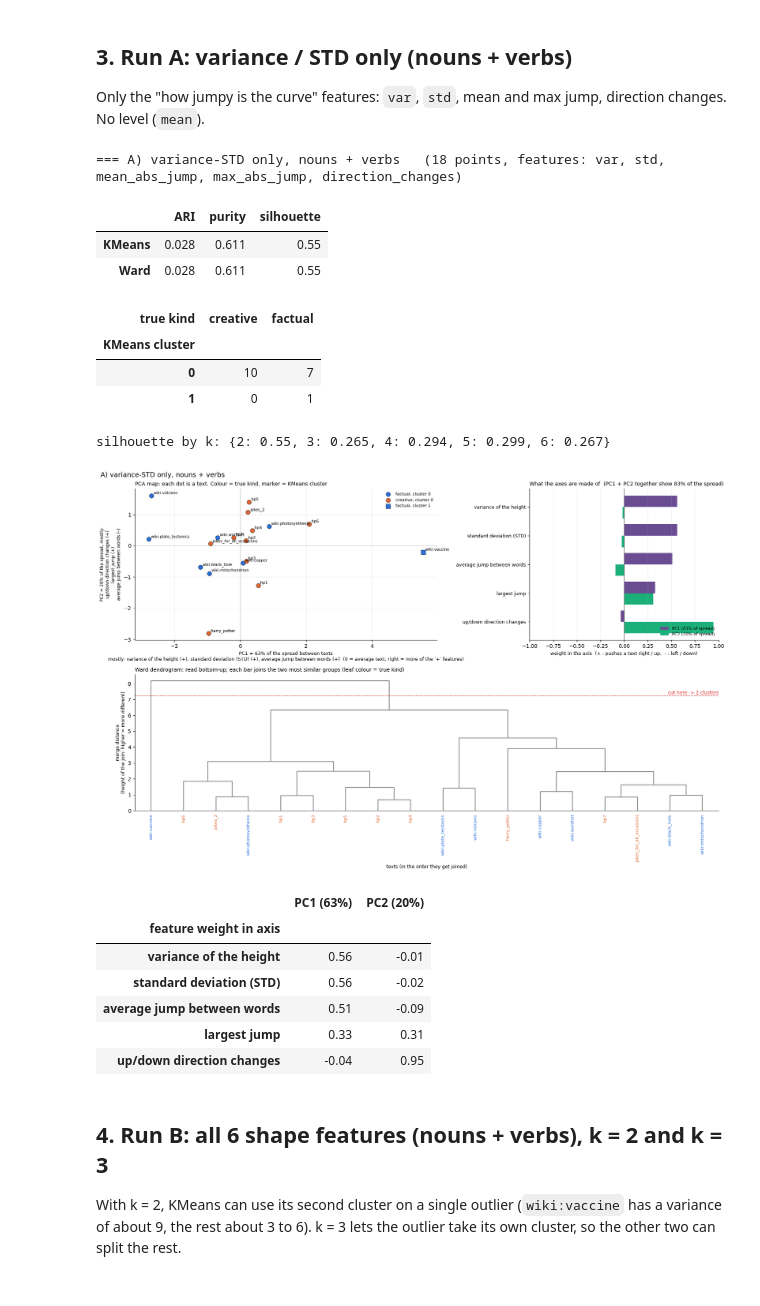
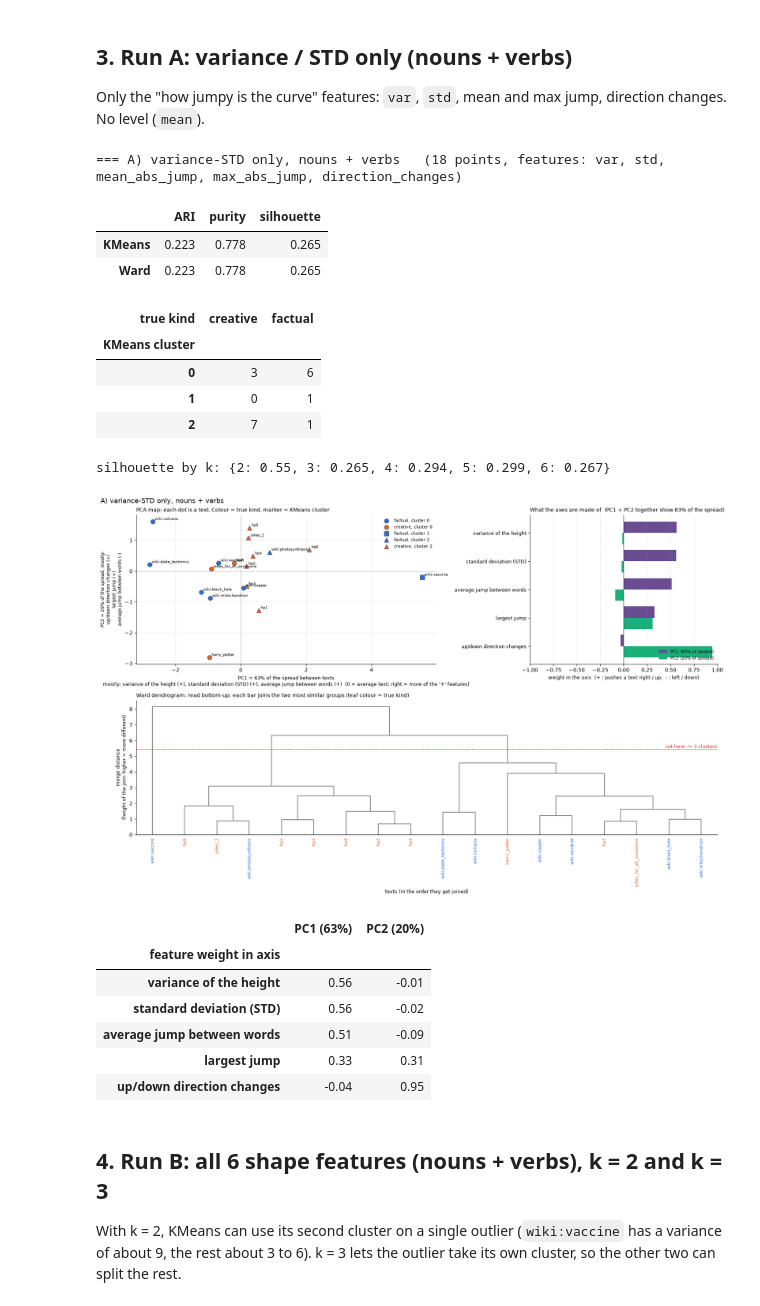
Before and after one commit to cruzboj/betterbot, a Jupyter notebook: src/note_books/LCA-Yoav/LCA_Clustering.ipynb, the cells around one changed output. Saved outputs shown, nothing was run; the diff lists cells and outputs as text; code cells hidden in the pictures.

Commit message:
full Clustering runs

```diff
--- a/src/note_books/LCA-Yoav/LCA_Clustering.ipynb
+++ b/src/note_books/LCA-Yoav/LCA_Clustering.ipynb
@@ -126,7 +126,7 @@ def cluster(table, feats, k=2, title="", label_col="kind", name_col="text"):
            for kk in range(2, min(7, len(X)))}
     print("silhouette by k:", {kk: round(v, 3) for kk, v in sil.items()})
 
-    plot(X, table, y, km, feats, title, name_col)
+    plot(X, table, y, km, feats, title, name_col, scores)
     out = table[[name_col, label_col]].assign(kmeans=km, ward=ward)
     return scores, out
 
@@ -170,7 +170,7 @@ def axis_recipe(weights, feats, top=3, sep=", "):
     return sep.join(f"{nice(feats[i])} ({'+' if weights[i] > 0 else '-'})" for i in order)
 
 
-def plot(X, table, y, km, feats, title, name_col):
+def plot(X, table, y, km, feats, title, name_col, scores):
     k = len(set(km))
     fig = plt.figure(figsize=(17, 11))
     gs = fig.add_gridspec(2, 2, width_ratios=[1.6, 1], height_ratios=[1, 0.9])
@@ -231,7 +231,13 @@ def plot(X, table, y, km, feats, title, name_col):
         for side in ("top", "right"):
             ax.spines[side].set_visible(False)
 
-    fig.suptitle(title, x=0.01, ha="left", fontsize=13)
+    s = scores
+    fig.suptitle(f"{title}{NL}"
+                 f"KMeans: ARI {s.loc['KMeans', 'ARI']:.2f}, purity {s.loc['KMeans', 'purity']:.2f}   |   "
+                 f"Ward (dendrogram): ARI {s.loc['Ward', 'ARI']:.2f}, purity {s.loc['Ward', 'purity']:.2f}   |   "
+                 f"silhouette {s.loc['KMeans', 'silhouette']:.2f}   "
+                 f"(ARI: 1 = clusters match factual/creative, 0 = random)",
+                 x=0.01, ha="left", fontsize=12)
     fig.tight_layout()
     save(fig, FIG_DIR / f"run_{title.split(')')[0]}.png")
     plt.show()
@@ -264,18 +270,19 @@ keep as much of the difference between the texts as possible, and places each te
 ## 3. Run A: variance / STD only (nouns + verbs)
 Only the "how jumpy is the curve" features: `var`, `std`, mean and max jump, direction changes. No level (`mean`).
 # %%
-scores_A, clusters_A = cluster(texts_all, VAR_FEATS, title="A) variance-STD only, nouns + verbs")
+scores_A, clusters_A = cluster(texts_all, VAR_FEATS,k=3, title="A) variance-STD only, nouns + verbs")
 # %% [output]
 === A) variance-STD only, nouns + verbs   (18 points, features: var, std, mean_abs_jump, max_abs_jump, direction_changes)
 |  | ARI | purity | silhouette |
-| KMeans | 0.028 | 0.611 | 0.55 |
-| Ward | 0.028 | 0.611 | 0.55 |
+| KMeans | 0.223 | 0.778 | 0.265 |
+| Ward | 0.223 | 0.778 | 0.265 |
 | true kind | creative | factual |
 | KMeans cluster |  |  |
-| 0 | 10 | 7 |
+| 0 | 3 | 6 |
 | 1 | 0 | 1 |
+| 2 | 7 | 1 |
 silhouette by k: {2: 0.55, 3: 0.265, 4: 0.294, 5: 0.299, 6: 0.267}
-[figure, old version]
+[figure, new version]
 |  | PC1 (63%) | PC2 (20%) |
 | feature weight in axis |  |  |
 | variance of the height | 0.56 | -0.01 |
```
Also changed, not shown: parts of 6 cells of this notebook, 8 other files.
